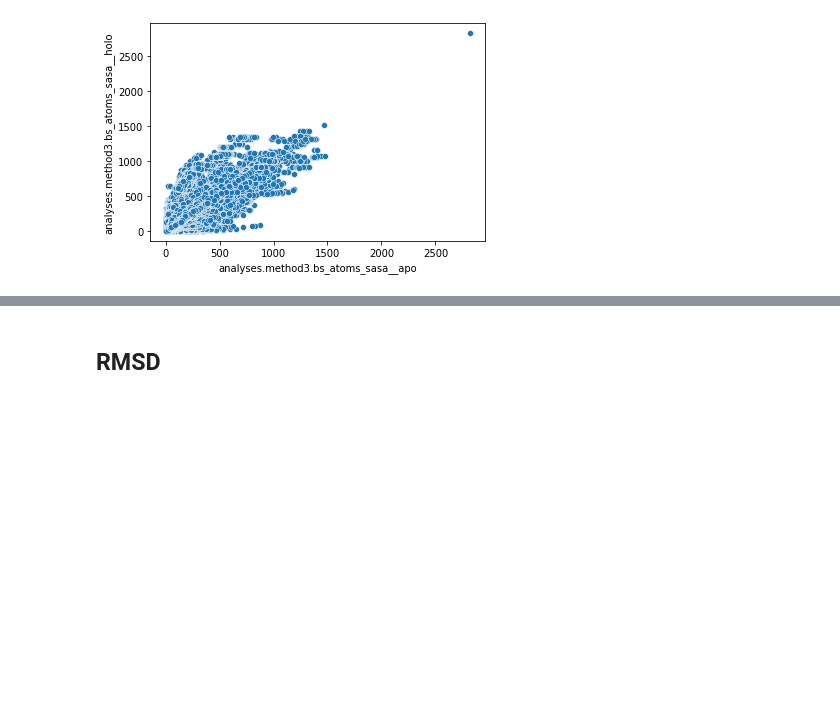
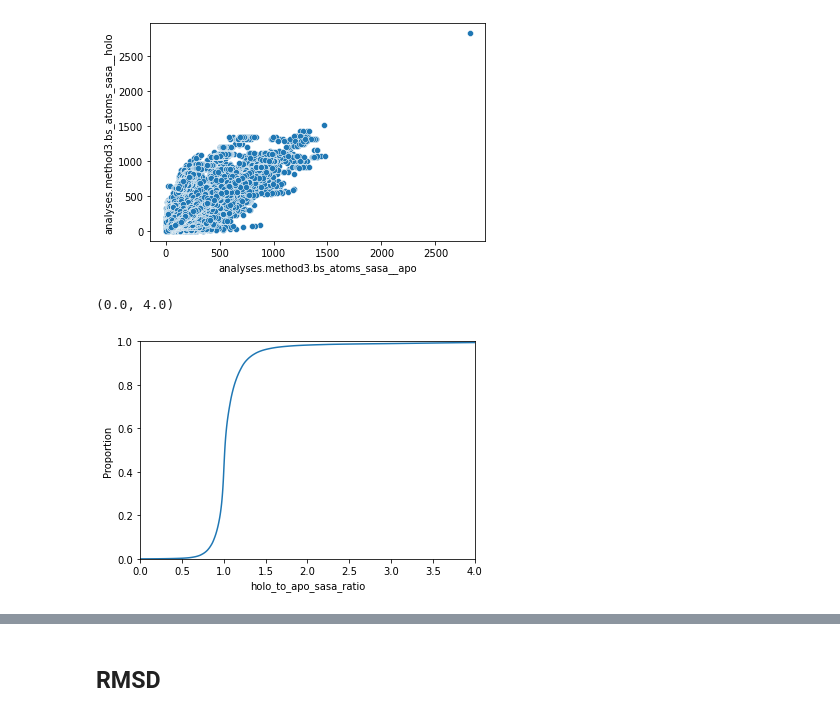
Before and after one commit to adam-kral/cryptic-binding-site-stats, a Jupyter notebook: data_processing/main.ipynb, the cells around one changed output, grey strips where cells are left out. Drawn from its saved outputs; the diff is of its cells as text; code cells hidden in the pictures; blank space fills up the shorter version.

```diff
--- a/data_processing/main.ipynb
+++ b/data_processing/main.ipynb
@@ -214,3 +231,9 @@ sns.scatterplot(data=df, x='analyses.method3.bs_atoms_sasa__apo', y='analyses.me
 df['sasa_decrease_in_apo']  = (df['analyses.method3.bs_atoms_sasa__holo'] - df['analyses.method3.bs_atoms_sasa__apo']) / df['analyses.method3.bs_atoms_sasa__holo']
 
 df['holo_to_apo_sasa_ratio'] = df['analyses.method3.bs_atoms_sasa__holo'] / df['analyses.method3.bs_atoms_sasa__apo']
+# %%
+ax = sns.ecdfplot(df, x='holo_to_apo_sasa_ratio')
+ax.set_xlim((0, 4))
+# %% [output]
+(0.0, 4.0)
+[figure, added]
```
Also changed, not shown: parts of 7 cells of this notebook.
